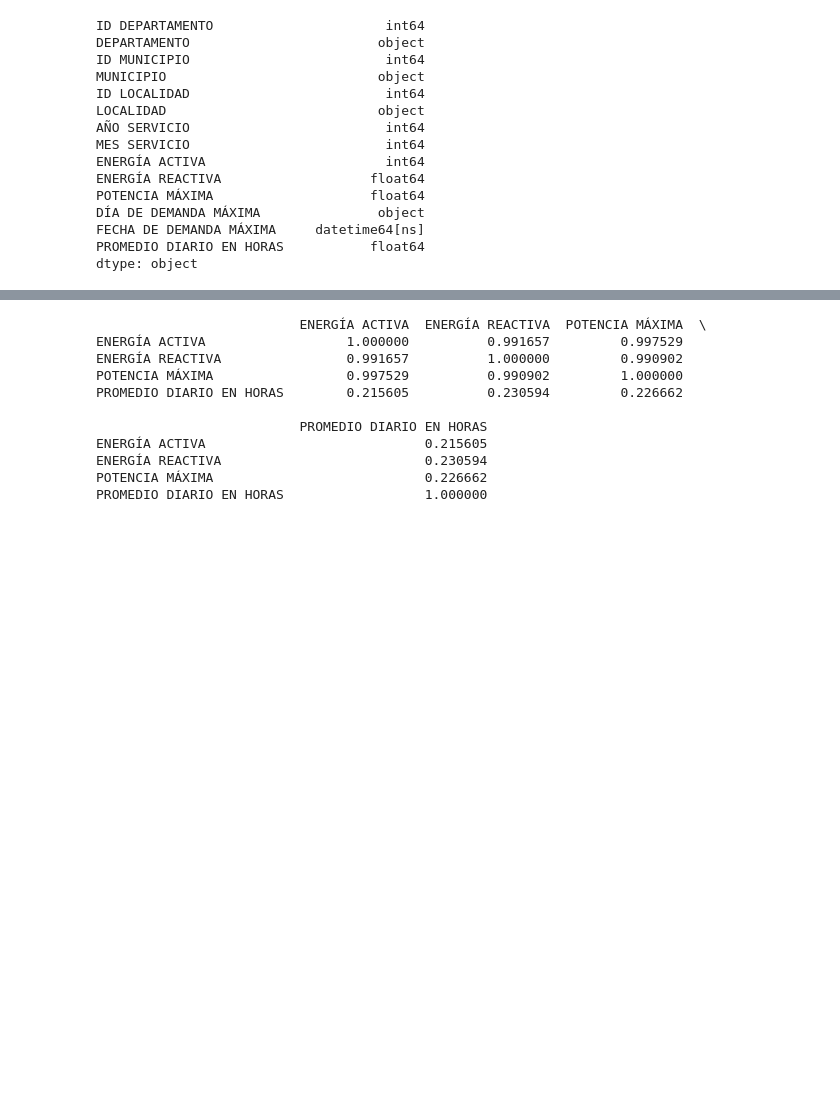
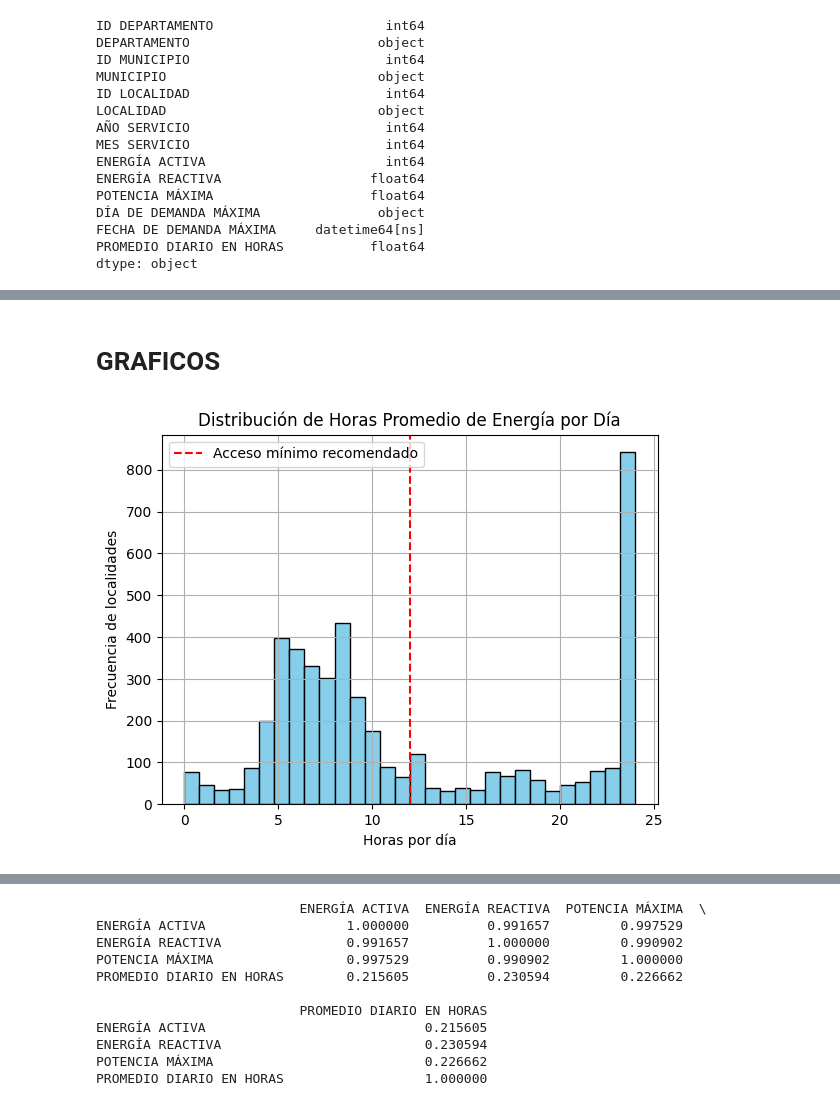
Before and after one commit to sebasflorezo/Proyecto-IA-Grupo-2, a Jupyter notebook: notebooks/Practica_Proyecto.ipynb, the cells around one changed output, grey strips where cells are left out. Cells and saved outputs as stored; diff of their text form; code cells hidden in the pictures; blank space fills up the shorter version.

```diff
--- a/notebooks/Practica_Proyecto.ipynb
+++ b/notebooks/Practica_Proyecto.ipynb
@@ -642,0 +838,15 @@ dtype: object
+# %% [markdown]
+# GRAFICOS
+# %%
+## Histograma del PROMEDIO DIARIO EN HORAS
+
+plt.hist(df_datos['PROMEDIO DIARIO EN HORAS'], bins=30, color='skyblue', edgecolor='black')
+plt.axvline(12, color='red', linestyle='--', label='Acceso mínimo recomendado')
+plt.title('Distribución de Horas Promedio de Energía por Día')
+plt.xlabel('Horas por día')
+plt.ylabel('Frecuencia de localidades')
+plt.legend()
+plt.grid(True)
+plt.show()
+# %% [output]
+[figure, added]
```
Also changed, not shown: parts of 7 cells of this notebook, 1 other file.
